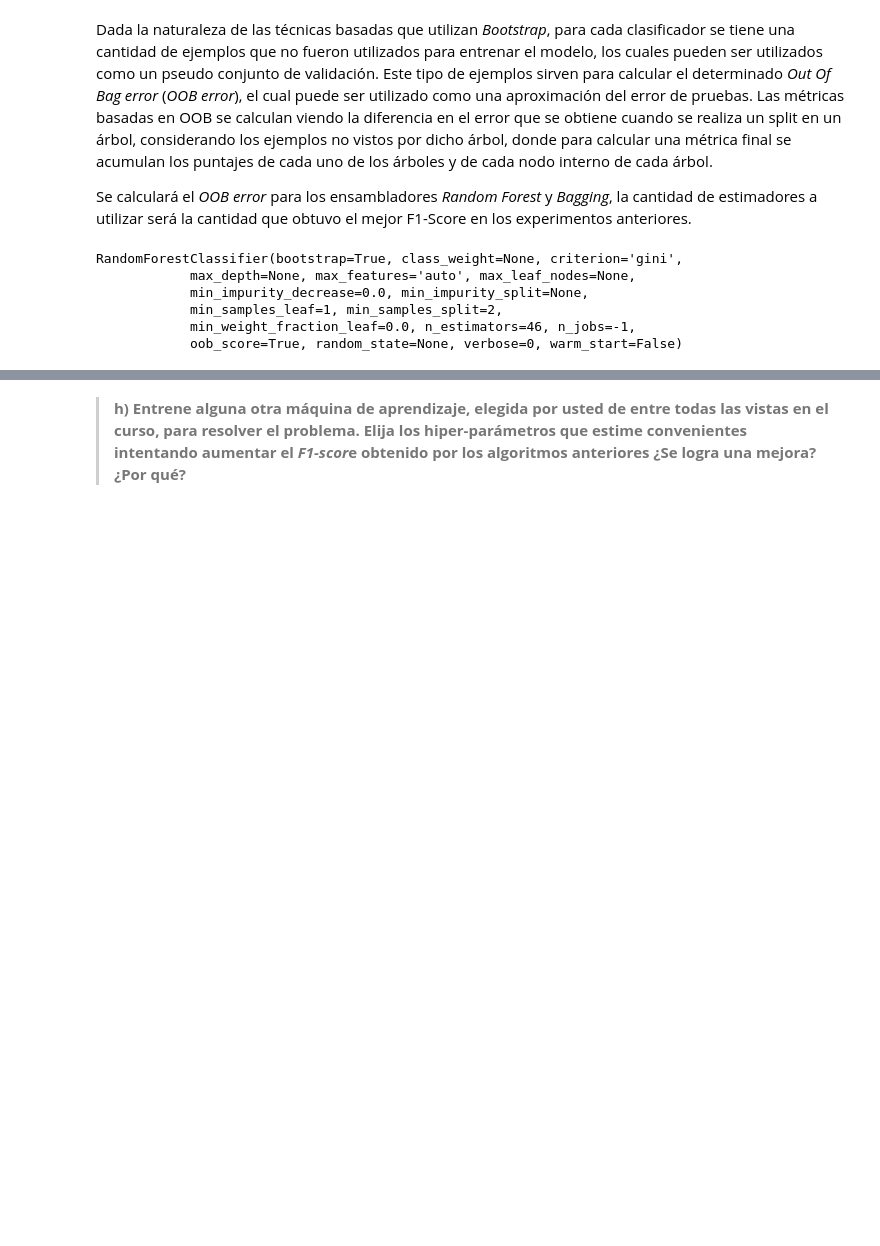
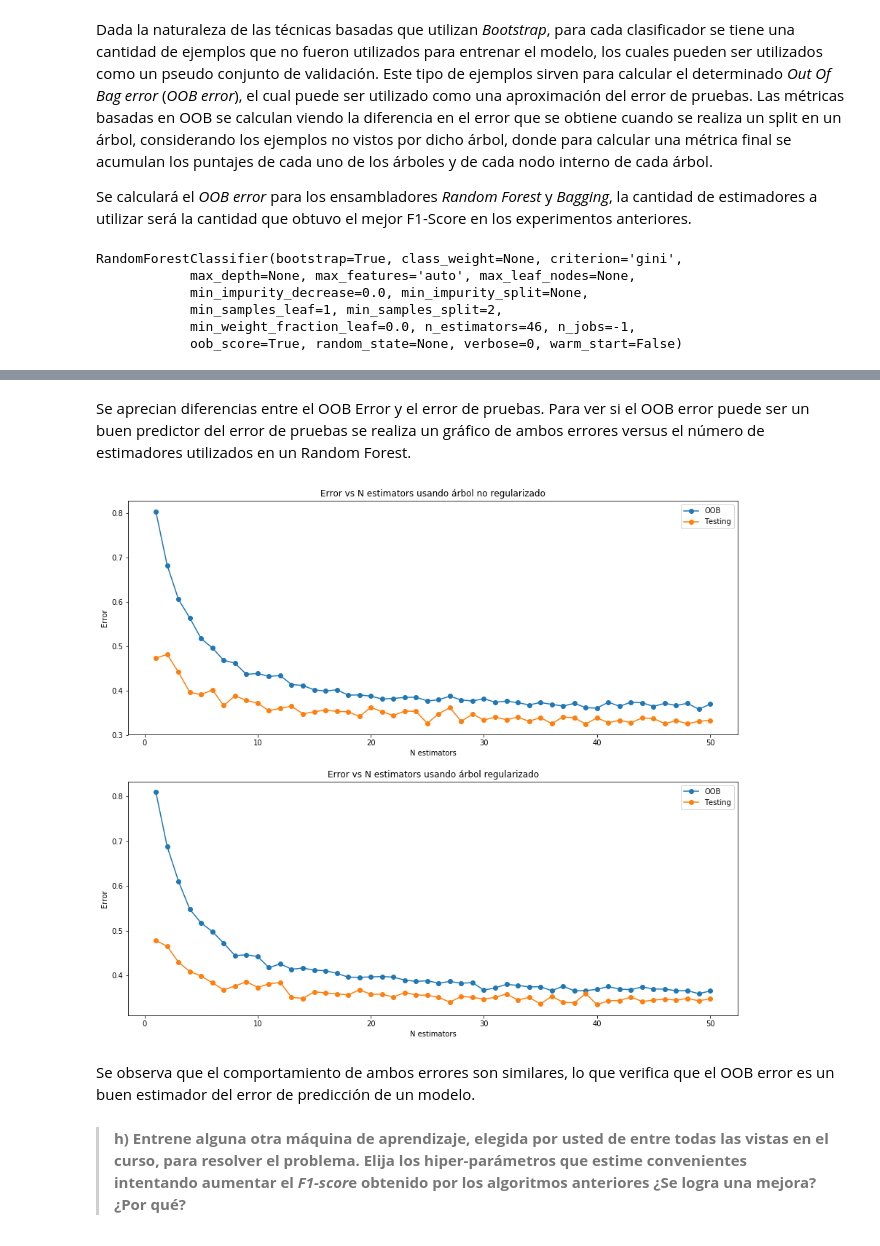
Before and after one commit to Umauro/Taller3-Machine-Learning, a Jupyter notebook: Pregunta 1.ipynb, the cells around one changed output, grey strips where cells are left out. Saved outputs shown, nothing was run; the diff lists cells and outputs as text; code cells hidden in the pictures; blank space fills up the shorter version.

```diff
--- a/Pregunta 1.ipynb
+++ b/Pregunta 1.ipynb
@@ -764,3 +768,46 @@ Test error: 0.3353846153846154
+# %% [markdown]
+Se aprecian diferencias entre el OOB Error y el error de pruebas. Para ver si el OOB error puede ser un buen predictor del error de pruebas se realiza un gráfico de ambos errores versus el número de estimadores utilizados en un Random Forest.
+# %%
+estimators = [x for x in range(1,51)]
+oob_reg = []
+oob = []
+test_reg = []
+test = []
+
+for i in estimators:
+    #Inicializamos los modelos regularizados y no regularizados
+    randomFReg = RandomForestClassifier(max_depth=13,n_estimators=i,n_jobs=-1,oob_score=True)
+    randomF = RandomForestClassifier(n_estimators=i,n_jobs=-1,oob_score=True)
+    #Entrenamiento de los modelos
+    randomFReg.fit(X_train_scaled,y_train)
+    randomF.fit(X_train_scaled,y_train)
+    #predicciones
+    oob_reg.append((1 - randomFReg.oob_score_))
+    oob.append((1 - randomF.oob_score_))
+    test_reg.append((1-randomFReg.score(X_test_scaled,y_test)))
+    test.append((1-randomF.score(X_test_scaled,y_test)))
+# %%
+plt.figure(figsize=(15,13))
+plt.subplot(211)
+plt.title("Error vs N estimators usando árbol no regularizado")
+plt.ylabel("Error")
+plt.xlabel("N estimators")
+plt.plot(estimators,oob,"-o")
+plt.plot(estimators,test,"-o")
+plt.legend(["OOB","Testing"])
+plt.subplot(212)
+plt.title("Error vs N estimators usando árbol regularizado")
+plt.ylabel("Error")
+plt.xlabel("N estimators")
+plt.plot(estimators,oob_reg,"-o")
+plt.plot(estimators,test_reg,"-o")
+plt.legend(["OOB","Testing"])
+
+plt.show()
+# %% [output]
+[figure, added]
+# %% [markdown]
+Se observa que el comportamiento de ambos errores son similares, lo que verifica que el OOB error es un buen estimador del error de predicción de un modelo.
 # %% [markdown]
 > **h) Entrene alguna otra máquina de aprendizaje, elegida por usted de entre todas las vistas en el curso, para resolver el problema. Elija los hiper-parámetros que estime convenientes intentando aumentar el *F1-scor*e obtenido por los algoritmos anteriores ¿Se logra una mejora? ¿Por qué?**
 # %% [markdown]
```
Also changed, not shown: parts of 36 cells of this notebook.
